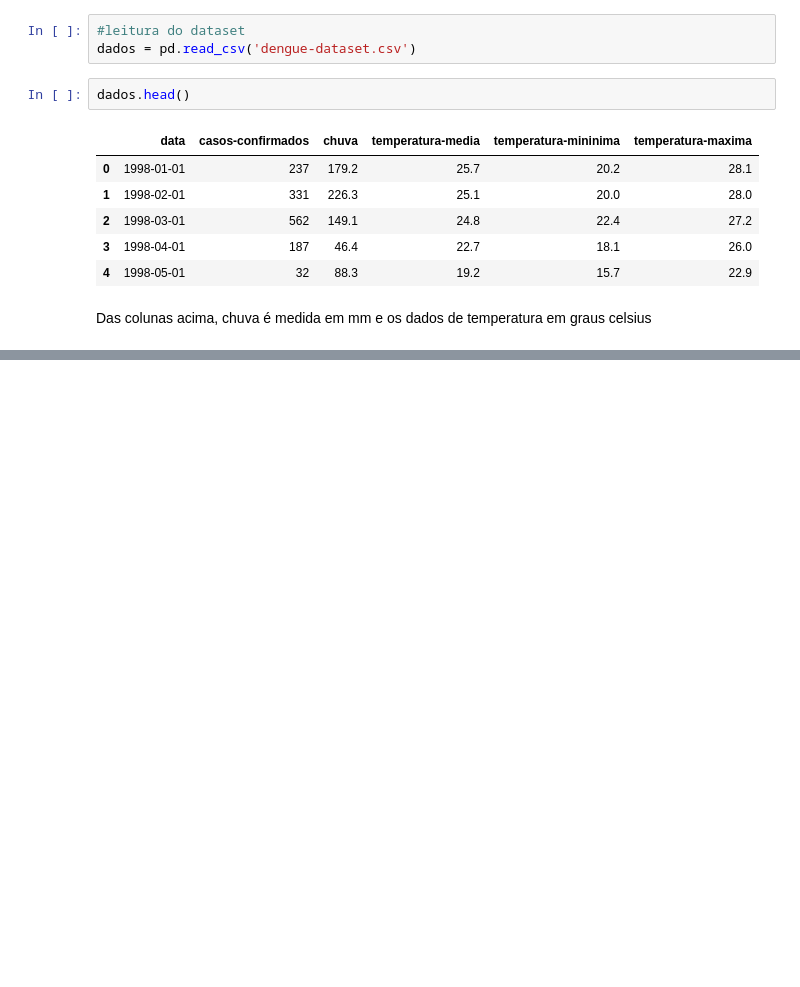
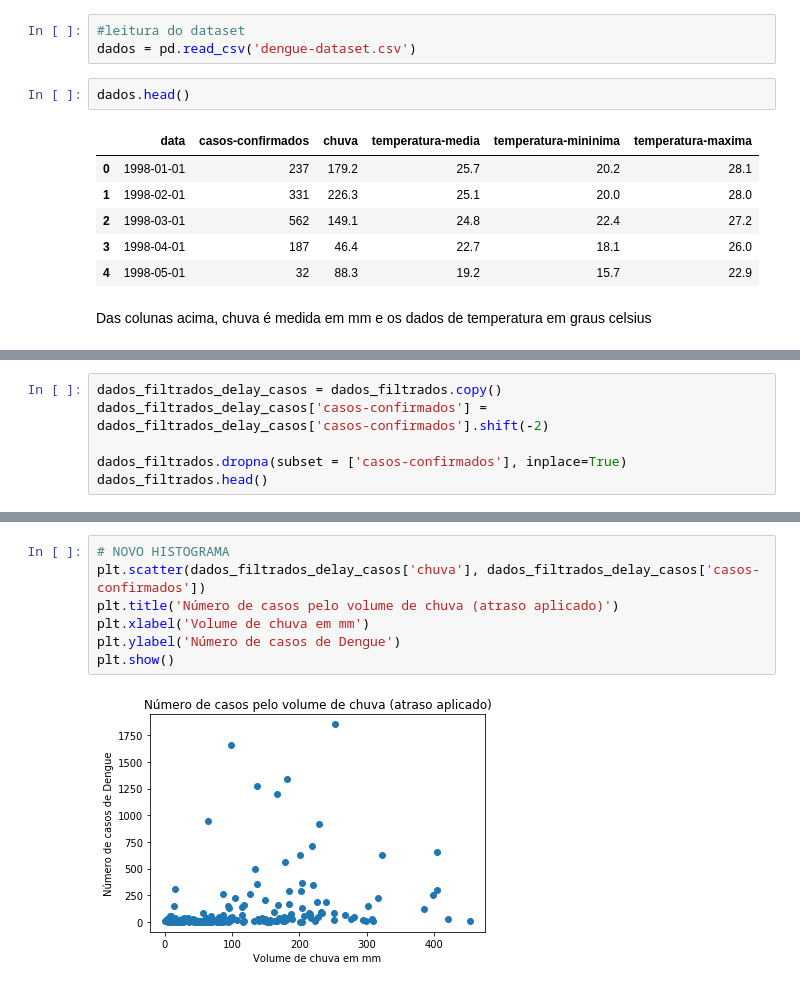
Before and after one commit to NicolasCho/Projeto2_CDados, a Jupyter notebook: Projeto_2_CDados_NicolasCho.ipynb, the cells around one changed output, grey strips where cells are left out. Cells and saved outputs as stored; diff of their text form; blank space fills up the shorter version.

```diff
--- a/Projeto_2_CDados_NicolasCho.ipynb
+++ b/Projeto_2_CDados_NicolasCho.ipynb
@@ -42,0 +159,6 @@ dados.head()
+# %%
+dados_filtrados_delay_casos = dados_filtrados.copy()
+dados_filtrados_delay_casos['casos-confirmados'] = dados_filtrados_delay_casos['casos-confirmados'].shift(-2)
+
+dados_filtrados.dropna(subset = ['casos-confirmados'], inplace=True)
+dados_filtrados.head()
@@ -42,0 +188,9 @@ dados.head()
+# %%
+# NOVO HISTOGRAMA
+plt.scatter(dados_filtrados_delay_casos['chuva'], dados_filtrados_delay_casos['casos-confirmados'])
+plt.title('Número de casos pelo volume de chuva (atraso aplicado)')
+plt.xlabel('Volume de chuva em mm')
+plt.ylabel('Número de casos de Dengue')
+plt.show()
+# %% [output]
+[figure, added]
```
Also changed, not shown: parts of 35 cells of this notebook.
